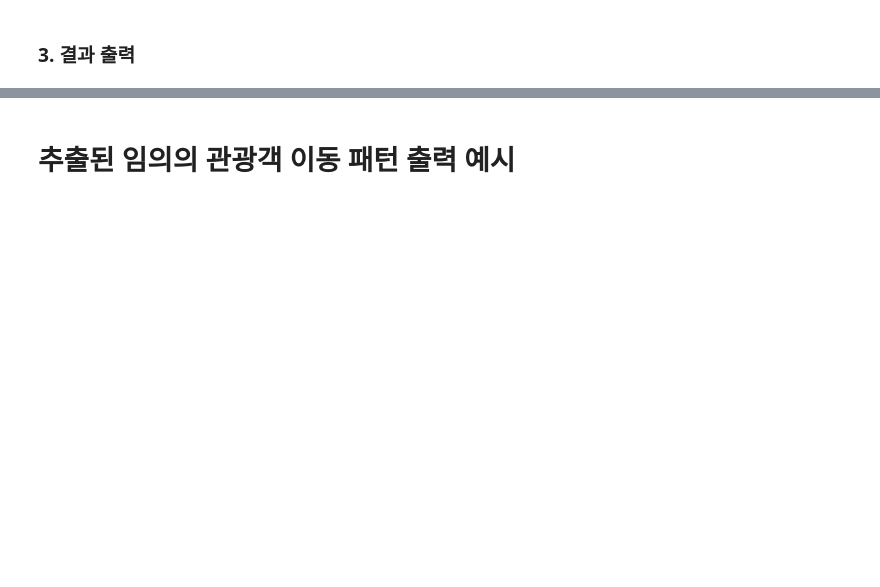
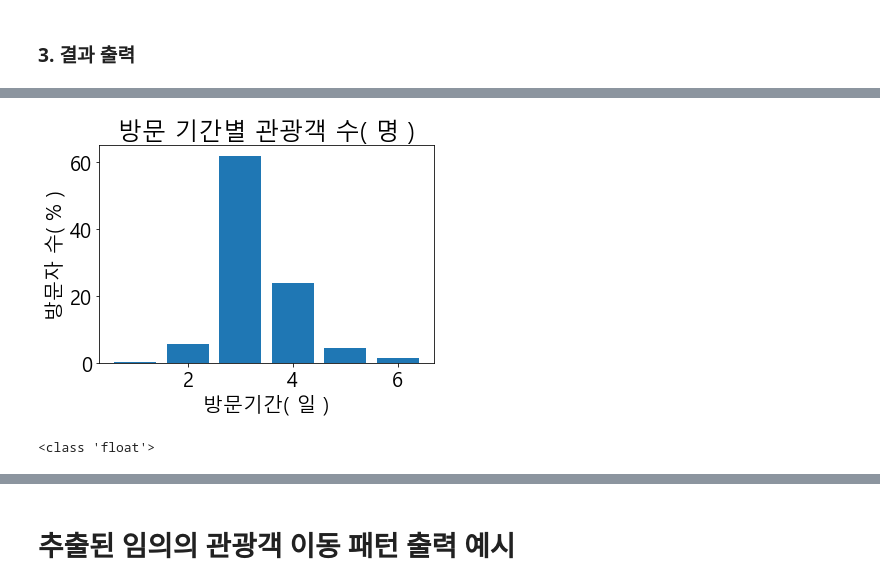
Before and after one commit to hoonisone/2020_jeju-bus-tag_data-analysis, a Jupyter notebook: 1. 사용자 정보 추출.ipynb, the cells around one changed output, grey strips where cells are left out. Drawn from its saved outputs; the diff is of its cells as text; code cells hidden in the pictures; blank space fills up the shorter version.

```diff
--- a/1. 사용자 정보 추출.ipynb
+++ b/1. 사용자 정보 추출.ipynb
@@ -166,0 +259,19 @@ user_infor_df
+# %%
+data2 = [0.3, 5.7, 61.8, 23.8, 4.5, 1.3]
+plt.rcParams["figure.figsize"] = (6,4)
+plt.bar(range(1, 7), data2)
+plt.xlabel('방문기간( 일 )')
+plt.ylabel('방문자 수( % )')
+plt.title('방문 기간별 관광객 수( 명 )')
+plt.show()
+# %% [output]
+[figure, added]
+# %%
+
+i=22
+tourist = list(user_infor_df[user_infor_df["tourist"] == 1]["user_id"])
+d = usage_df.query('{} == "{}"'.format("user_id", tourist[i]))[selete].sort_values(by = "geton_datetime")
+end = d.tail(n=1).iloc[0, 4]
+print(type(end))
+# %% [output]
+<class 'float'>
```
Also changed, not shown: parts of 34 cells of this notebook, 9 other files.
